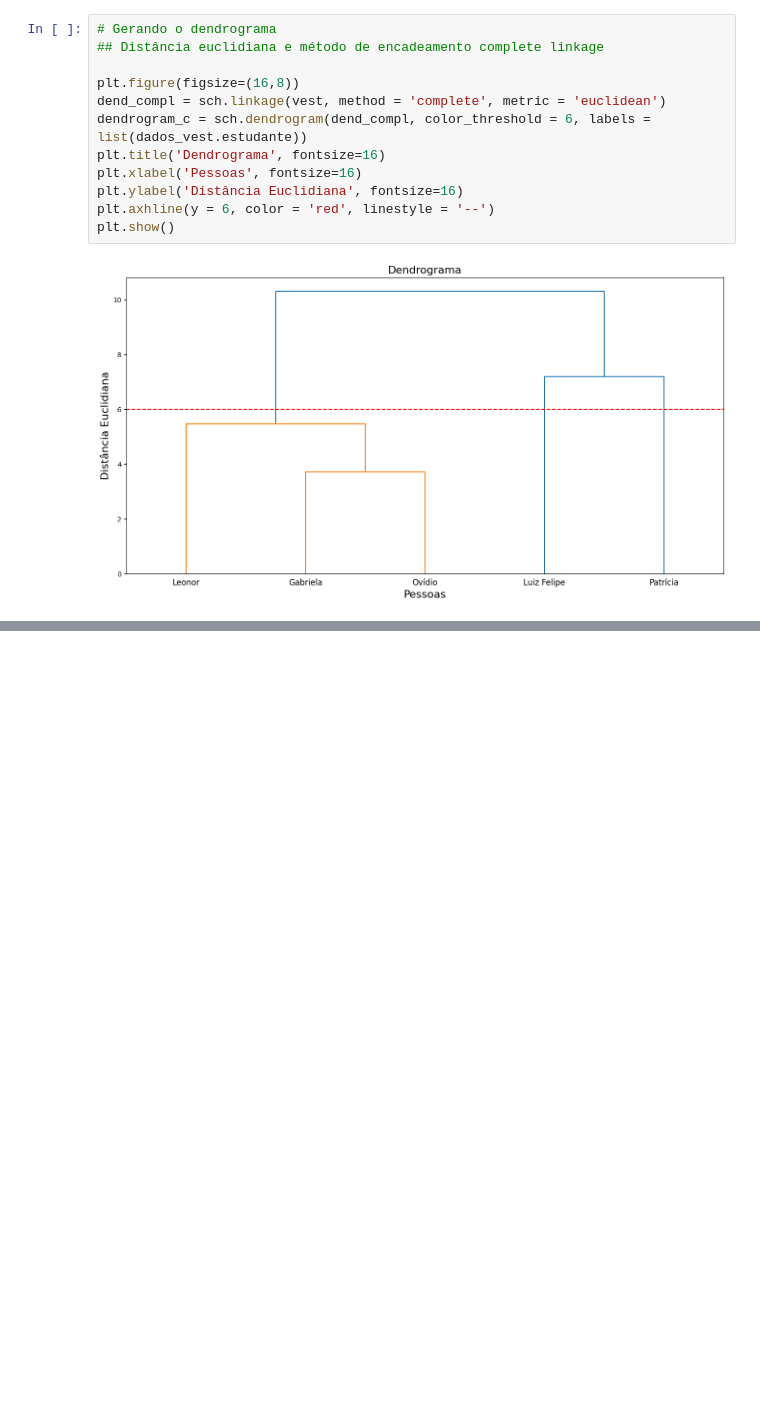
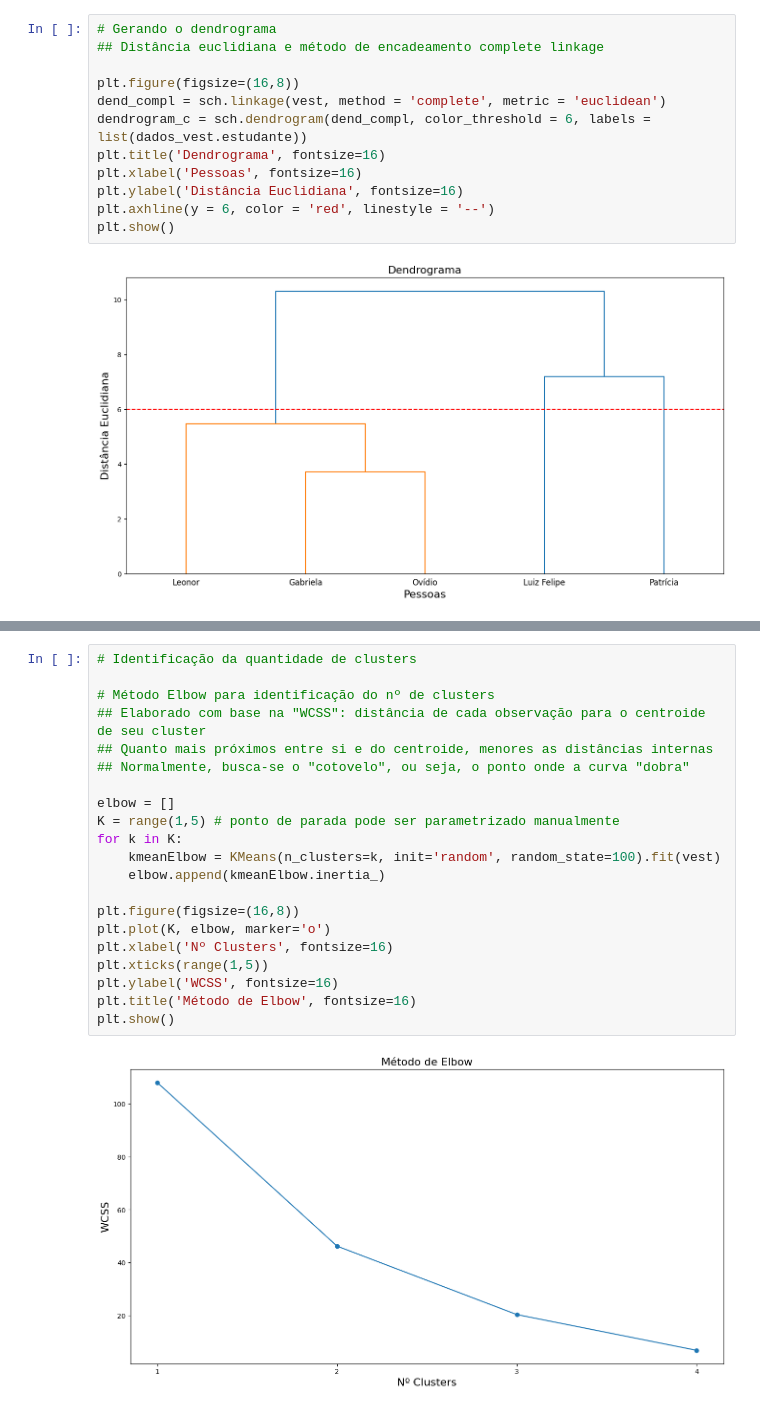
Before and after one commit to guilhermecanfield/clustering, a Jupyter notebook: clusterizacao_hierarquica_aglomerativa.ipynb, the cells around one changed output, grey strips where cells are left out. Cells and saved outputs as stored; diff of their text form; blank space fills up the shorter version.

```diff
--- a/clusterizacao_hierarquica_aglomerativa.ipynb
+++ b/clusterizacao_hierarquica_aglomerativa.ipynb
@@ -165,0 +246,23 @@ plt.show()
+# %%
+# Identificação da quantidade de clusters
+
+# Método Elbow para identificação do nº de clusters
+## Elaborado com base na "WCSS": distância de cada observação para o centroide de seu cluster
+## Quanto mais próximos entre si e do centroide, menores as distâncias internas
+## Normalmente, busca-se o "cotovelo", ou seja, o ponto onde a curva "dobra"
+
+elbow = []
+K = range(1,5) # ponto de parada pode ser parametrizado manualmente
+for k in K:
+    kmeanElbow = KMeans(n_clusters=k, init='random', random_state=100).fit(vest)
+    elbow.append(kmeanElbow.inertia_)
+
+plt.figure(figsize=(16,8))
+plt.plot(K, elbow, marker='o')
+plt.xlabel('Nº Clusters', fontsize=16)
+plt.xticks(range(1,5))
+plt.ylabel('WCSS', fontsize=16)
+plt.title('Método de Elbow', fontsize=16)
+plt.show()
+# %% [output]
+[figure, added]
```
Also changed, not shown: parts of 12 cells of this notebook.
